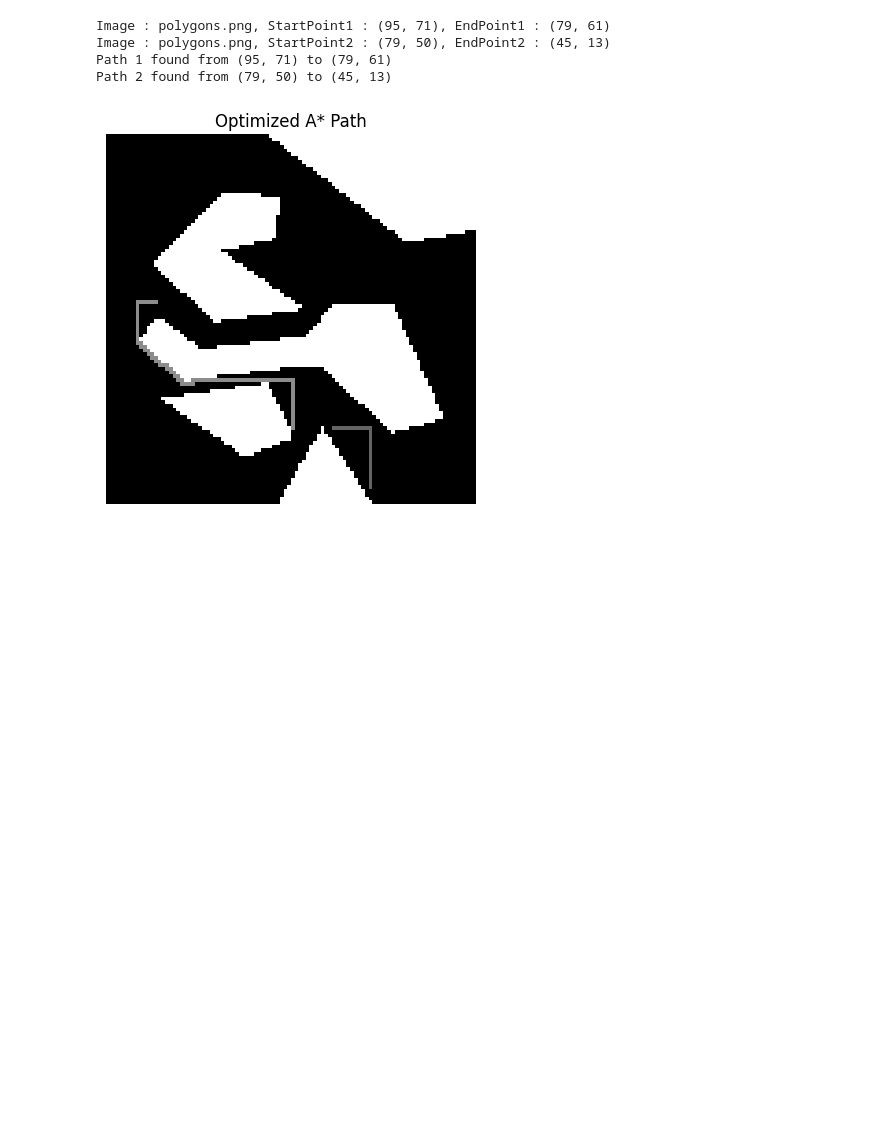
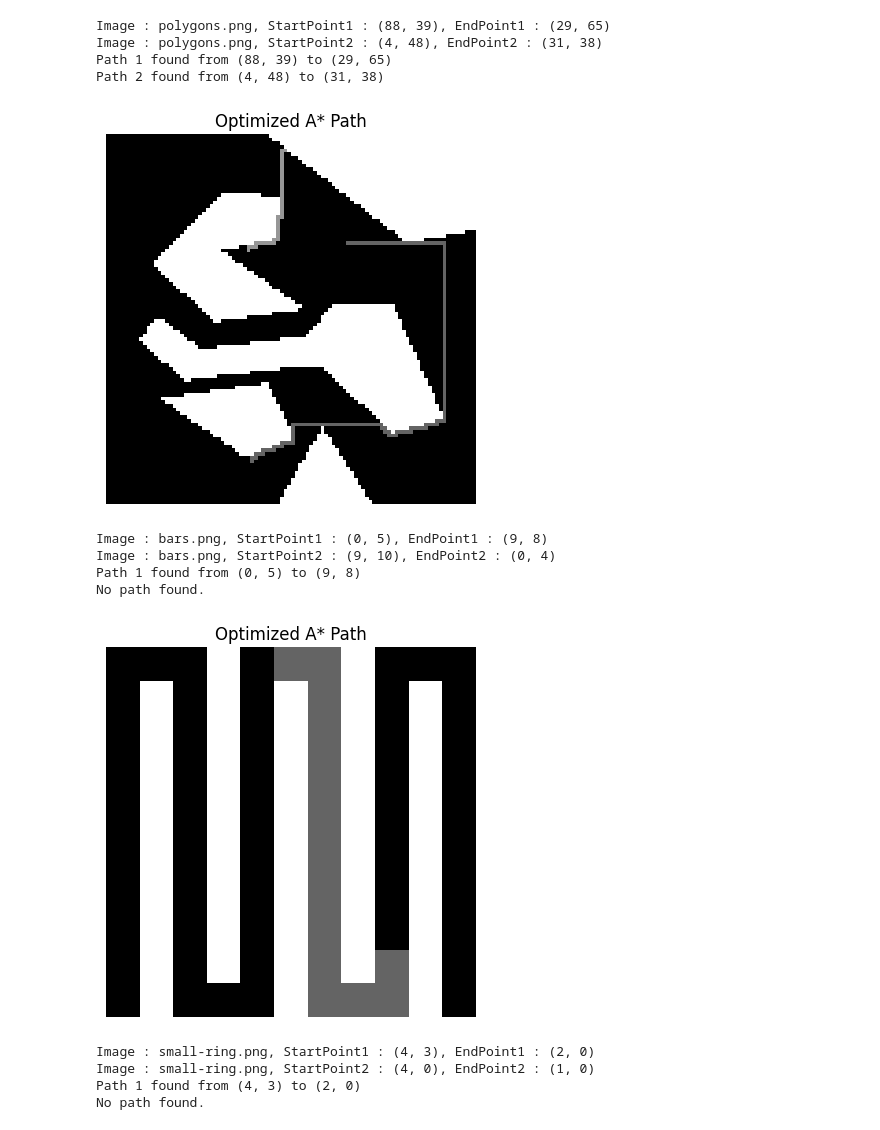
Before and after one commit to nirmalpratheep/pathExists, a Jupyter notebook: pathExists.ipynb, the cells around one changed output. Drawn from its saved outputs; the diff is of its cells as text; code cells hidden in the pictures; blank space fills up the shorter version.

```diff
--- a/pathExists.ipynb
+++ b/pathExists.ipynb
@@ -133,54 +140,67 @@ small-ring.png
 # %%
 def multiPathExists(startPosList, endPosList, imgPath, visualize):
-    # Example usage
+    # Description: Check if multiple paths exist between startPosList and endPosList in the image at imgPath.
+    # If paths exist, color them in the image and save the result.
+    # Input: startPosList (list of tuples), endPosList (list of tuples), imgPath (str), visualize (bool)
+    # Output: None
+
     img = readImage(imgPath)
     for i in range(len(startPosList)):
-        path = findPath_astar(startPosList[i], endPosList[i], img, visualize=False)
+        path = findPath_astar(startPosList[i], endPosList[i], img)
         if path:
-            img = colorPath(path, img, val=(100 + i * 40)%256)  # Different color for each path
+            img = colorPath(path, img, val=(100 + i * 50)%256)  # Different color for each path
             print(f"Path {i+1} found from {startPosList[i]} to {endPosList[i]}")
         else:
             print("No path found.")
     writeImage(img, imgPath.replace(".png", "_path.png"))
-    plt.imshow(img, cmap='gray')
-    plt.title("Optimized A* Path")
-    plt.axis('off')
-    plt.show()
-fileList = ["polygons.png","bars.png","small-ring.png"]
+    if visualize:
+        plt.imshow(img, cmap='gray')
+        plt.title("Optimized A* Path")
+        plt.axis('off')
+        plt.show()
 # %%
 fileList = ["polygons.png","bars.png","small-ring.png"]
-for i in range(1):
+for i in range(3):
     file = fileList[i]
     img = readImage(file)
     rows, cols = img.shape
     startPoint1 = (random.randint(0, rows-1), random.randint(0, cols-1))
     endPoint1 = (random.randint(0, rows-1), random.randint(0, cols-1))
     while img[startPoint1] != 0:
         startPoint1 = (random.randint(0, rows-1), random.randint(0, cols-1))
     while img[endPoint1] != 0:
         endPoint1 = (random.randint(0, rows-1), random.randint(0, cols-1))
     startPoint2 = (random.randint(0, rows-1), random.randint(0, cols-1))
     endPoint2 = (random.randint(0, rows-1), random.randint(0, cols-1))
     while img[startPoint2] != 0:
         startPoint2 = (random.randint(0, rows-1), random.randint(0, cols-1))
     while img[endPoint2] != 0:
         endPoint2 = (random.randint(0, rows-1), random.randint(0, cols-1))
 
 
     startPoints = []
     startPoints.append(startPoint1)
     startPoints.append(startPoint2)
     endPoints = []
     endPoints.append(endPoint1)
     endPoints.append(endPoint2)
 
 
     print("Image : {file}, StartPoint1 : {startPoint1}, EndPoint1 : {endPoint1}".format(file=file, startPoint1=startPoint1, endPoint1=endPoint1))
     print("Image : {file}, StartPoint2 : {startPoint2}, EndPoint2 : {endPoint2}".format(file=file, startPoint2=startPoint2, endPoint2=endPoint2))
-    multiPathExists(startPoints,endPoints,file, visualize=True)
+    multiPathExists(startPoints,endPoints,file,visualize=True)
 # %% [output]
-Image : polygons.png, StartPoint1 : (95, 71), EndPoint1 : (79, 61)
-Image : polygons.png, StartPoint2 : (79, 50), EndPoint2 : (45, 13)
-Path 1 found from (95, 71) to (79, 61)
-Path 2 found from (79, 50) to (45, 13)
+Image : polygons.png, StartPoint1 : (88, 39), EndPoint1 : (29, 65)
+Image : polygons.png, StartPoint2 : (4, 48), EndPoint2 : (31, 38)
+Path 1 found from (88, 39) to (29, 65)
+Path 2 found from (4, 48) to (31, 38)
-[figure, old version]
+[figure, new version]
+Image : bars.png, StartPoint1 : (0, 5), EndPoint1 : (9, 8)
+Image : bars.png, StartPoint2 : (9, 10), EndPoint2 : (0, 4)
+Path 1 found from (0, 5) to (9, 8)
+No path found.
+[figure, added]
+Image : small-ring.png, StartPoint1 : (4, 3), EndPoint1 : (2, 0)
+Image : small-ring.png, StartPoint2 : (4, 0), EndPoint2 : (1, 0)
+Path 1 found from (4, 3) to (2, 0)
+No path found.
```
Also changed, not shown: parts of 2 cells of this notebook.
